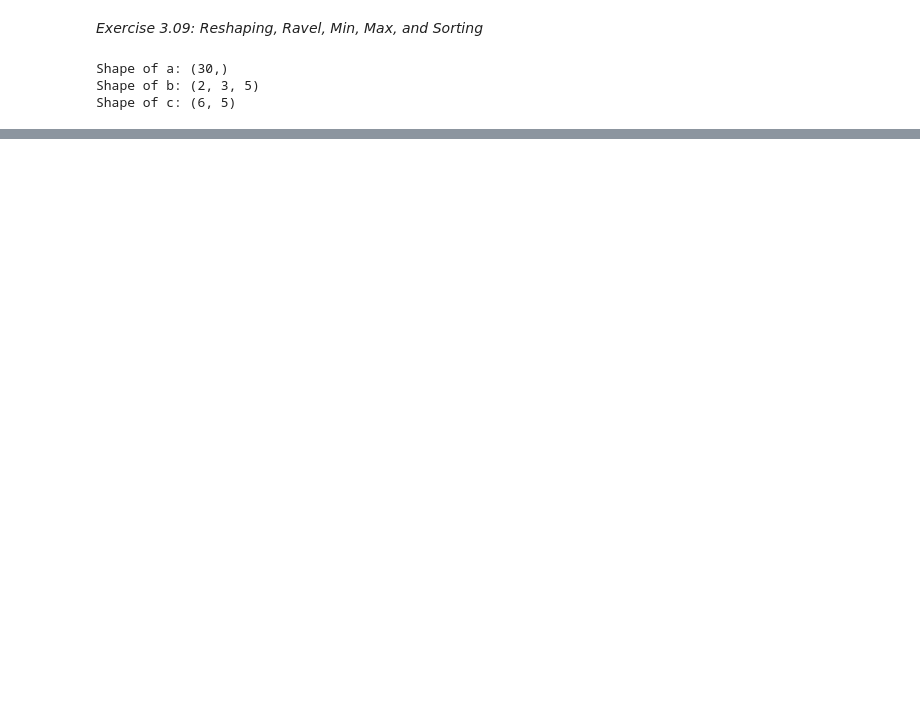
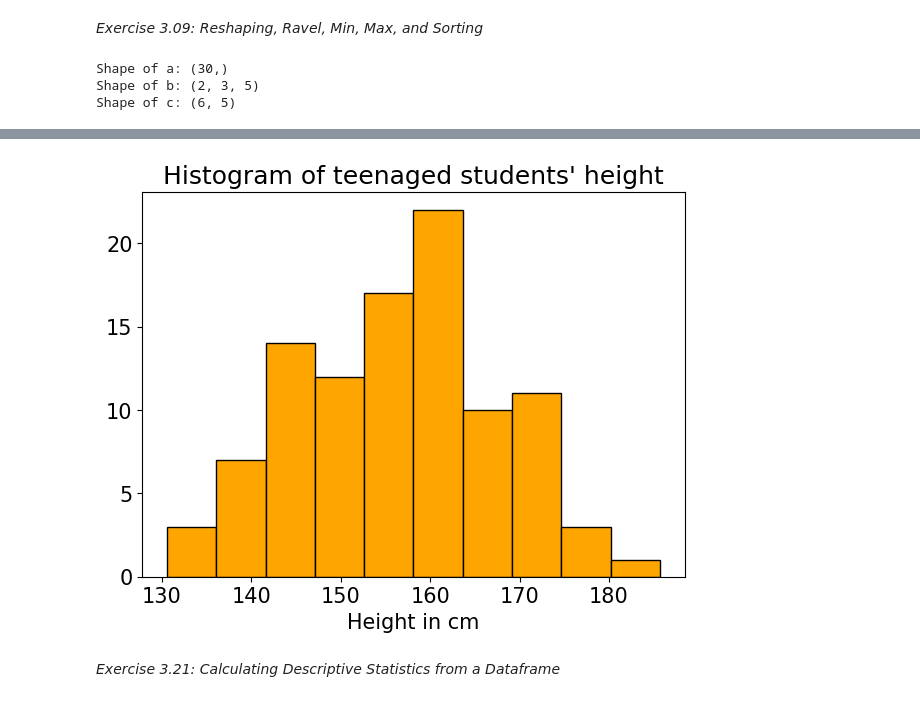
Before and after one commit to alkajae/The-Data-Wrangling-Workshop, a Jupyter notebook: Chapter03/JohnsonT302-2255-1Weeks3&4.ipynb, the cells around one changed output, grey strips where cells are left out. Drawn from its saved outputs; the diff is of its cells as text; code cells hidden in the pictures; blank space fills up the shorter version.

```diff
--- a/Chapter03/JohnsonT302-2255-1Weeks3&4.ipynb
+++ b/Chapter03/JohnsonT302-2255-1Weeks3&4.ipynb
@@ -391,0 +912,15 @@ print(b_flat)
+# %%
+heights = np.random.normal(loc=155,scale=10,size=100)
+#syntax = loc=mean, scale=standard deviation, size=number of datapoints)
+# %%
+plt.figure(figsize=(7,5))
+plt.hist(heights,color='orange',edgecolor='k')
+plt.title("Histogram of teenaged students' height", fontsize=18)
+plt.xlabel("Height in cm", fontsize=15)
+plt.xticks(fontsize=15)
+plt.yticks(fontsize=15)
+plt.show()
+# %% [output]
+[figure, added]
+# %% [markdown]
+*Exercise 3.21: Calculating Descriptive Statistics from a Dataframe*
```
Also changed, not shown: parts of 200 cells of this notebook, 10 other files.
